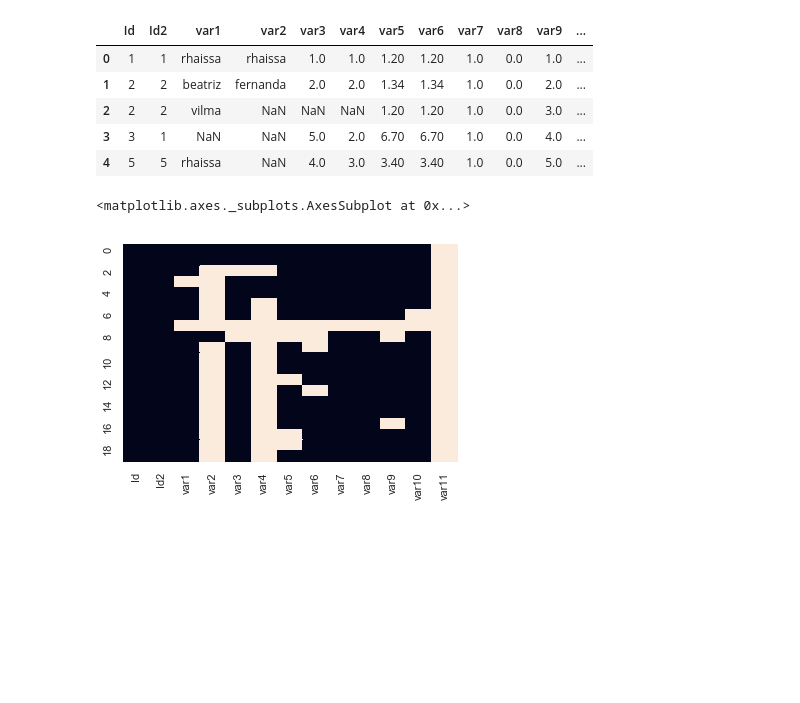
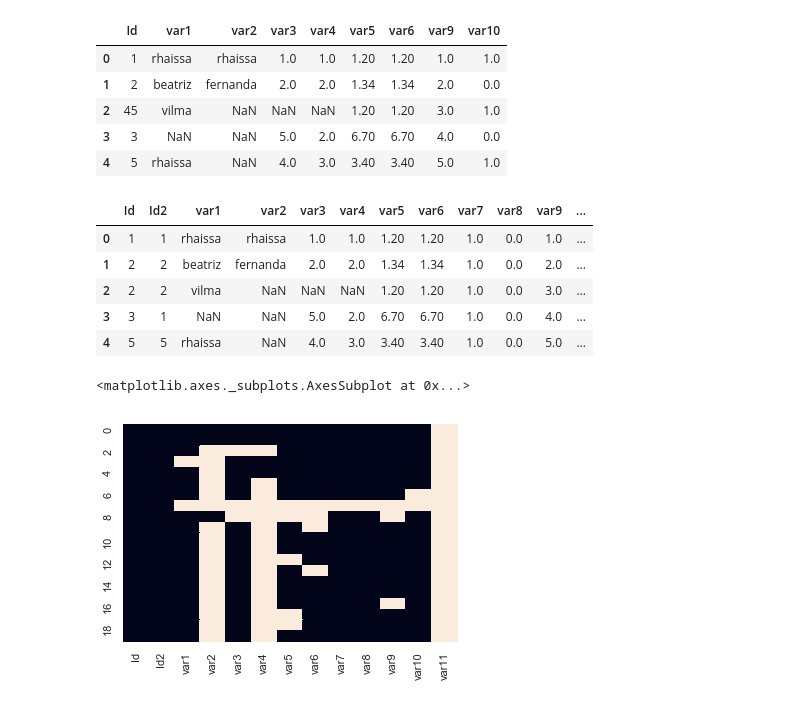
Before and after one commit to mopdc/python-codes, a Jupyter notebook: codes for data analysis/tools_jupyter_examples/cria_classe_tools.ipynb, the cells around one changed output. Cells and saved outputs as stored; diff of their text form; code cells hidden in the pictures; blank space fills up the shorter version.

```diff
--- a/codes for data analysis/tools_jupyter_examples/cria_classe_tools.ipynb
+++ b/codes for data analysis/tools_jupyter_examples/cria_classe_tools.ipynb
@@ -51,6 +84,15 @@ def var_type (x):
 # %%
 data = pd.read_csv('Pasta1.csv', sep=';', decimal=',')
 data2 = pd.read_csv('Pasta1 - Copia.csv', sep=';', decimal=',')
+# %%
+data2.head()
+# %% [output]
+|  | Id | var1 | var2 | var3 | var4 | var5 | var6 | var9 | var10 |
+| 0 | 1 | rhaissa | rhaissa | 1.0 | 1.0 | 1.20 | 1.20 | 1.0 | 1.0 |
+| 1 | 2 | beatriz | fernanda | 2.0 | 2.0 | 1.34 | 1.34 | 2.0 | 0.0 |
+| 2 | 45 | vilma | NaN | NaN | NaN | 1.20 | 1.20 | 3.0 | 1.0 |
+| 3 | 3 | NaN | NaN | 5.0 | 2.0 | 6.70 | 6.70 | 4.0 | 0.0 |
+| 4 | 5 | rhaissa | NaN | 4.0 | 3.0 | 3.40 | 3.40 | 5.0 | 1.0 |
 # %%
 data.head()
 # %% [output]
```
Also changed, not shown: parts of 12 cells of this notebook, 1 other file.
